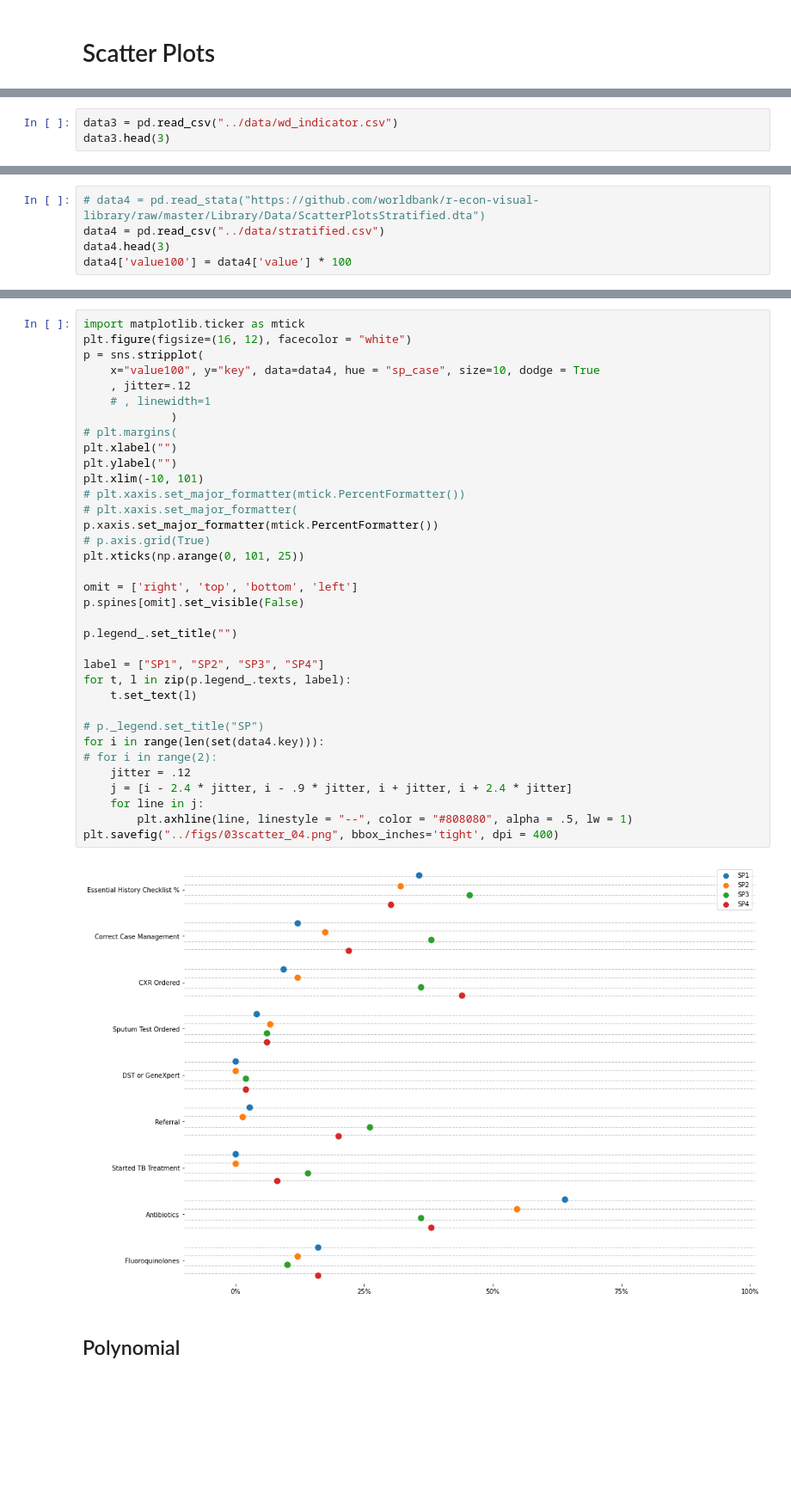
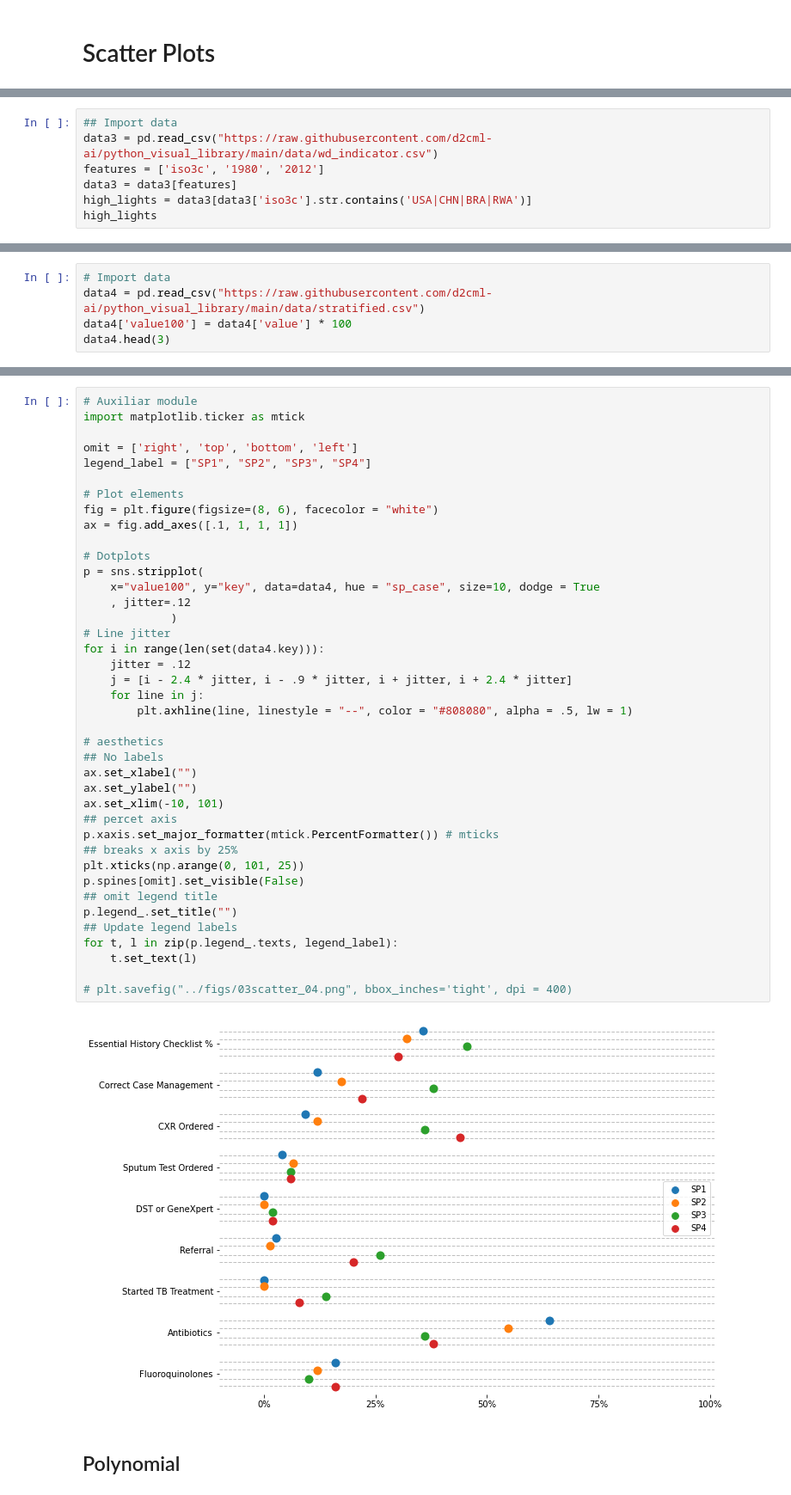
Before and after one commit to d2cml-ai/python_visual_library, a Jupyter notebook: python_notebooks/03_scatter.ipynb, the cells around one changed output, grey strips where cells are left out. Shown: that part at 86% size. Saved outputs shown, nothing was run; the diff lists cells and outputs as text; blank space fills up the shorter version.

Commit message:
Update scatter plots, no polinomial

```diff
--- a/python_notebooks/03_scatter.ipynb
+++ b/python_notebooks/03_scatter.ipynb
@@ -91,4 +97,8 @@ plt.savefig("../figs/03scatter_02.png", bbox_inches='tight', dpi = 400)
 # %%
-data3 = pd.read_csv("../data/wd_indicator.csv")
-data3.head(3)
+## Import data
+data3 = pd.read_csv("https://raw.githubusercontent.com/d2cml-ai/python_visual_library/main/data/wd_indicator.csv")
+features = ['iso3c', '1980', '2012']
+data3 = data3[features]
+high_lights = data3[data3['iso3c'].str.contains('USA|CHN|BRA|RWA')]
+high_lights
 # %% [output]
@@ -137,5 +153,5 @@ plt.savefig("../figs/03scatter_03.png")
 # %%
-# data4 = pd.read_stata("https://github.com/worldbank/r-econ-visual-library/raw/master/Library/Data/ScatterPlotsStratified.dta")
-data4 = pd.read_csv("../data/stratified.csv")
+# Import data
+data4 = pd.read_csv("https://raw.githubusercontent.com/d2cml-ai/python_visual_library/main/data/stratified.csv")
+data4['value100'] = data4['value'] * 100
 data4.head(3)
-data4['value100'] = data4['value'] * 100
@@ -142,40 +163,45 @@ data4['value100'] = data4['value'] * 100
 # %%
+# Auxiliar module
 import matplotlib.ticker as mtick
-plt.figure(figsize=(16, 12), facecolor = "white")
+
+omit = ['right', 'top', 'bottom', 'left']
+legend_label = ["SP1", "SP2", "SP3", "SP4"]
+
+# Plot elements
+fig = plt.figure(figsize=(8, 6), facecolor = "white")
+ax = fig.add_axes([.1, 1, 1, 1])
+
+# Dotplots
 p = sns.stripplot(
     x="value100", y="key", data=data4, hue = "sp_case", size=10, dodge = True
     , jitter=.12
-    # , linewidth=1
              )
-# plt.margins(
-plt.xlabel("")
-plt.ylabel("")
-plt.xlim(-10, 101)
-# plt.xaxis.set_major_formatter(mtick.PercentFormatter())
-# plt.xaxis.set_major_formatter(
-p.xaxis.set_major_formatter(mtick.PercentFormatter())
-# p.axis.grid(True)
-plt.xticks(np.arange(0, 101, 25))
-
-omit = ['right', 'top', 'bottom', 'left']
-p.spines[omit].set_visible(False)
-
-p.legend_.set_title("")
-
-label = ["SP1", "SP2", "SP3", "SP4"]
-for t, l in zip(p.legend_.texts, label):
-    t.set_text(l)
-
-# p._legend.set_title("SP")
+# Line jitter
 for i in range(len(set(data4.key))):
-# for i in range(2):
     jitter = .12
     j = [i - 2.4 * jitter, i - .9 * jitter, i + jitter, i + 2.4 * jitter]
     for line in j:
         plt.axhline(line, linestyle = "--", color = "#808080", alpha = .5, lw = 1)
-plt.savefig("../figs/03scatter_04.png", bbox_inches='tight', dpi = 400)
+
+# aesthetics
+## No labels
+ax.set_xlabel("")
+ax.set_ylabel("")
+ax.set_xlim(-10, 101)
+## percet axis
+p.xaxis.set_major_formatter(mtick.PercentFormatter()) # mticks
+## breaks x axis by 25%
+plt.xticks(np.arange(0, 101, 25))
+p.spines[omit].set_visible(False)
+## omit legend title
+p.legend_.set_title("")
+## Update legend labels
+for t, l in zip(p.legend_.texts, legend_label):
+    t.set_text(l)
+
+# plt.savefig("../figs/03scatter_04.png", bbox_inches='tight', dpi = 400)
 # %% [output]
-[figure, old version]
+[figure, new version]
 # %% [markdown]
 ## Polynomial
 # %%
```
Also changed, not shown: parts of 16 cells of this notebook.
